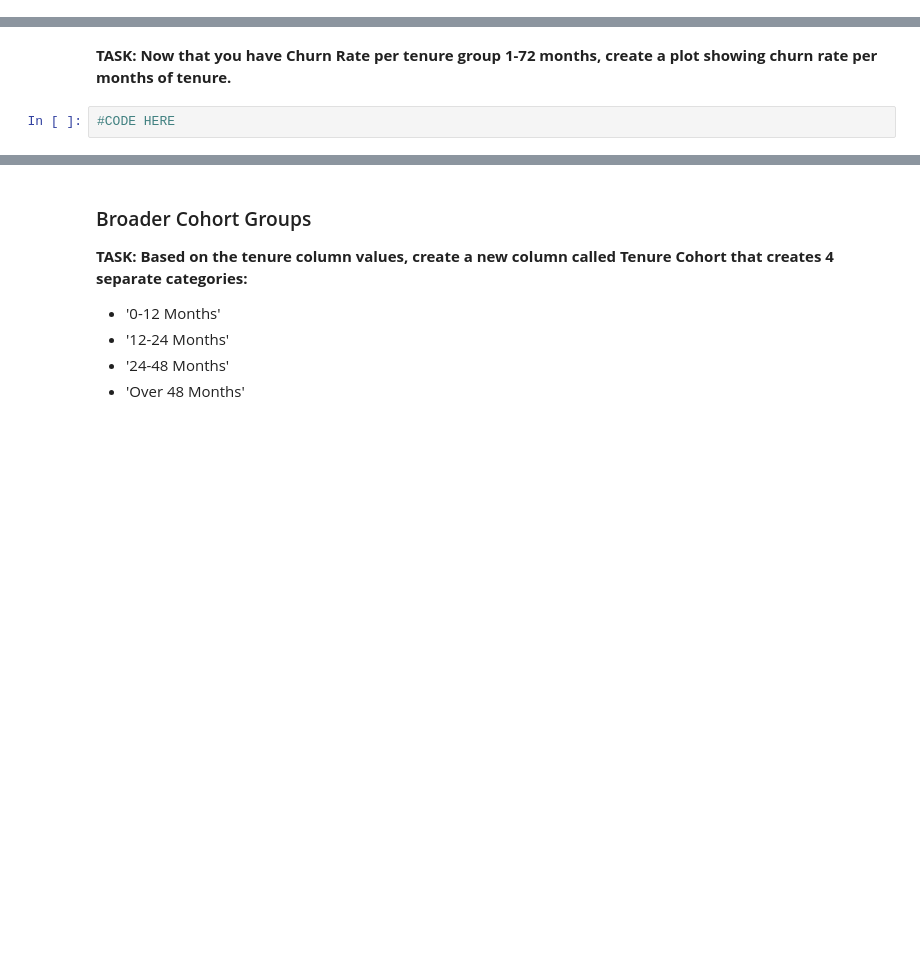
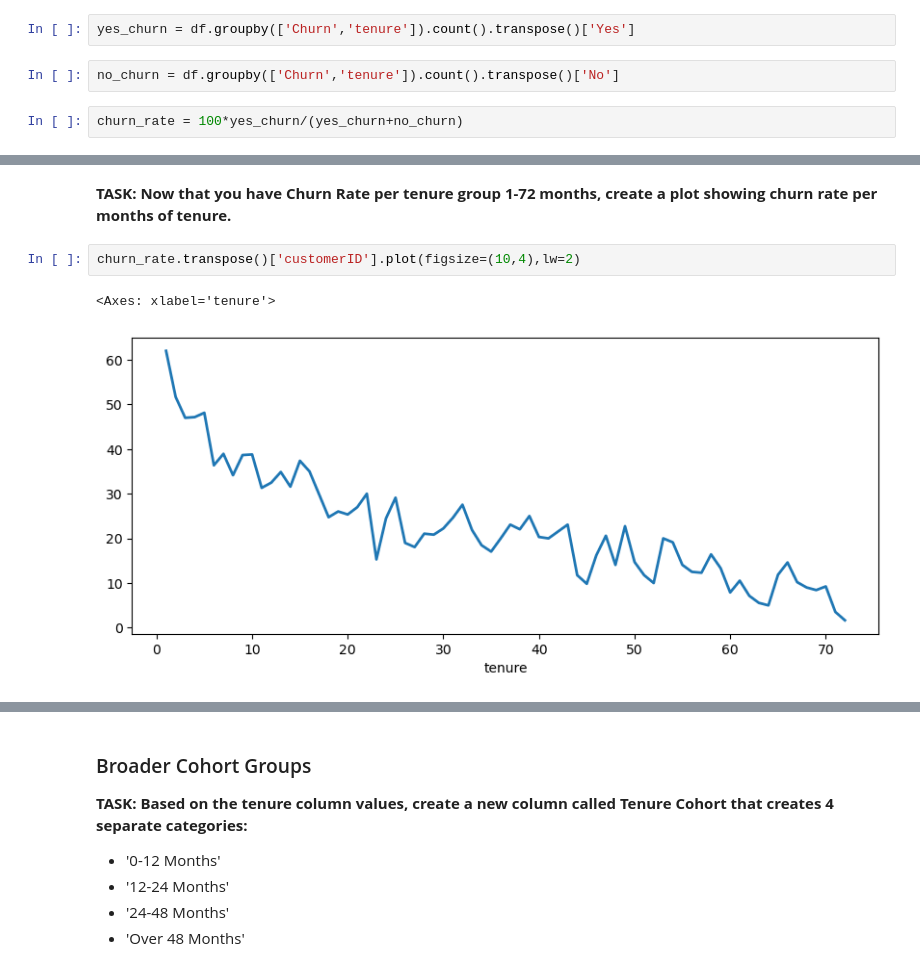
Before and after one commit to Basi10/Churn-Prediction-Model, a Jupyter notebook: 00-Sup-Learning-Capstone-Tree-Methods .ipynb, the cells around one changed output, grey strips where cells are left out. Saved outputs shown, nothing was run; the diff lists cells and outputs as text; blank space fills up the shorter version.

```diff
--- a/00-Sup-Learning-Capstone-Tree-Methods .ipynb
+++ b/00-Sup-Learning-Capstone-Tree-Methods .ipynb
@@ -217,0 +216,6 @@ sns.scatterplot(data=df,x='MonthlyCharges',y='TotalCharges',hue='Churn',
+# %%
+yes_churn = df.groupby(['Churn','tenure']).count().transpose()['Yes']
+# %%
+no_churn = df.groupby(['Churn','tenure']).count().transpose()['No']
+# %%
+churn_rate = 100*yes_churn/(yes_churn+no_churn)
@@ -218,7 +238,10 @@ sns.scatterplot(data=df,x='MonthlyCharges',y='TotalCharges',hue='Churn',
 # %% [markdown]
 **TASK: Now that you have Churn Rate per tenure group 1-72 months, create a plot showing churn rate per months of tenure.**
-# %%
-#CODE HERE
+# %%
+churn_rate.transpose()['customerID'].plot(figsize=(10,4),lw=2)
+# %% [output]
+<Axes: xlabel='tenure'>
+[figure, added]
 # %% [markdown]
 <img src='fig9.png'>
 # %% [markdown]
```
Also changed, not shown: parts of 2 cells of this notebook.
